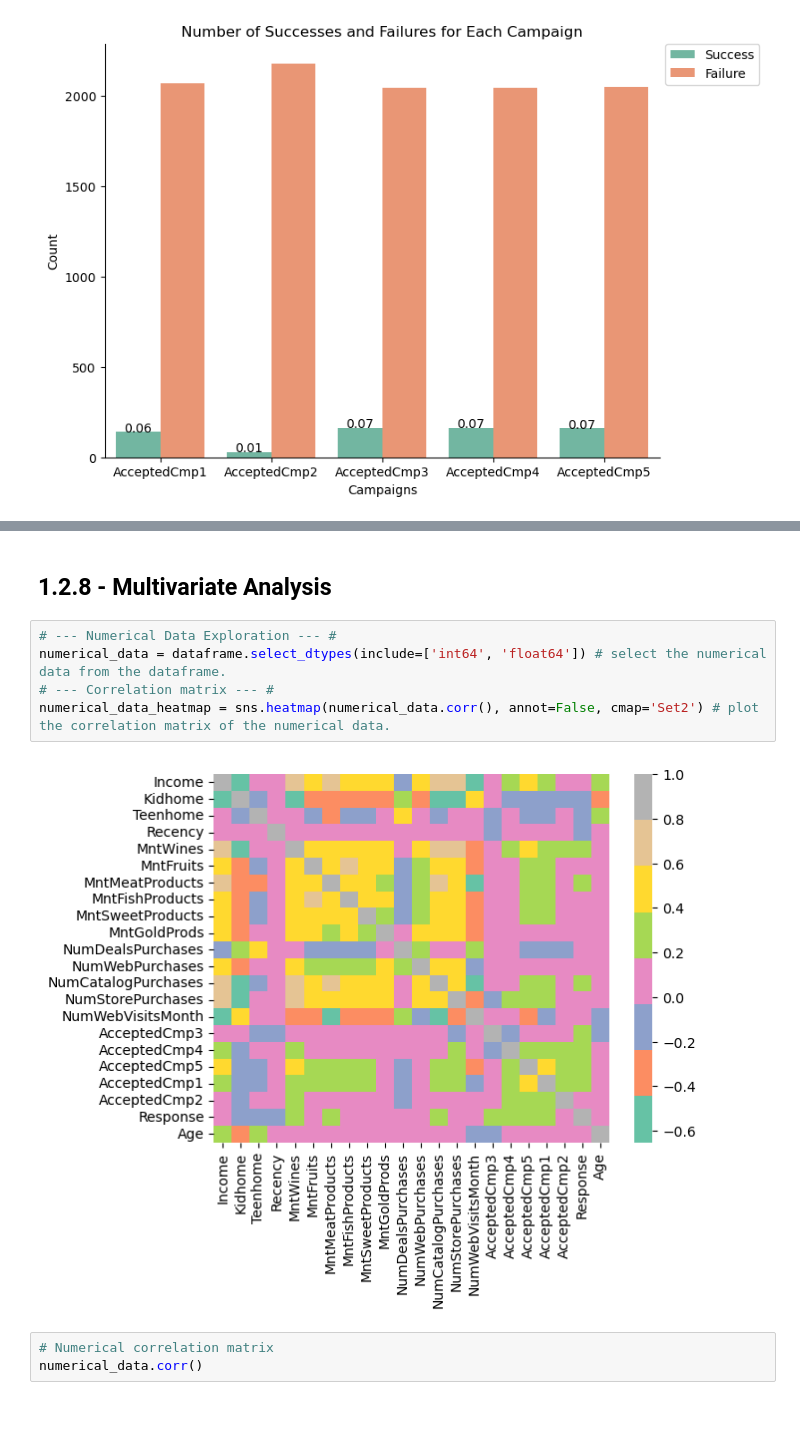
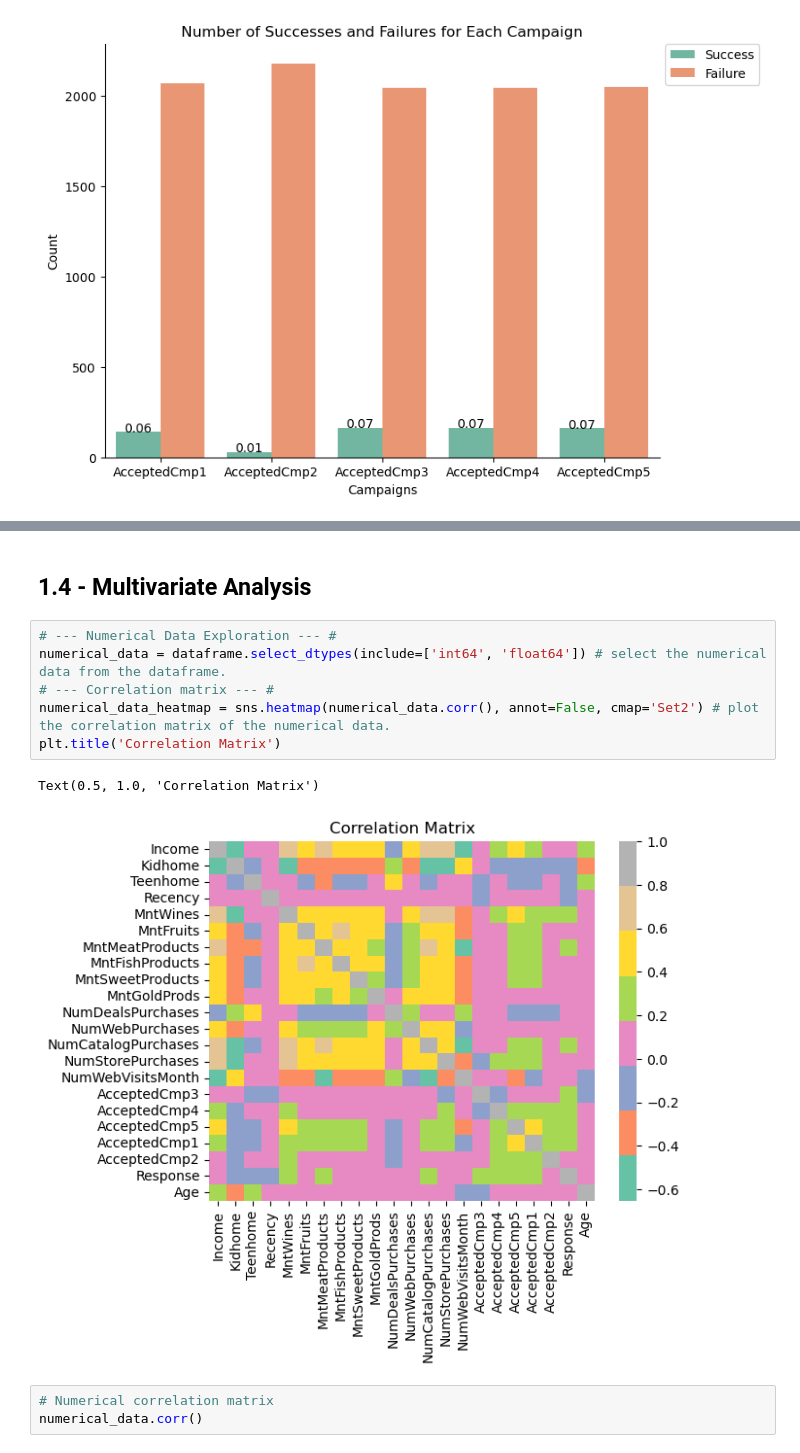
Before and after one commit to bert-bruno/case_miw, a Jupyter notebook: src/eda.ipynb, the cells around one changed output, grey strips where cells are left out. Saved outputs shown, nothing was run; the diff lists cells and outputs as text; blank space fills up the shorter version.

```diff
--- a/src/eda.ipynb
+++ b/src/eda.ipynb
@@ -642,12 +628,14 @@ dataframe
 # %% [markdown]
-## 1.2.8 - Multivariate Analysis
+## 1.4 - Multivariate Analysis
 # %%
 # --- Numerical Data Exploration --- #
 numerical_data = dataframe.select_dtypes(include=['int64', 'float64']) # select the numerical data from the dataframe.
 # --- Correlation matrix --- #
 numerical_data_heatmap = sns.heatmap(numerical_data.corr(), annot=False, cmap='Set2') # plot the correlation matrix of the numerical data.
+plt.title('Correlation Matrix')
 # %% [output]
+Text(0.5, 1.0, 'Correlation Matrix')
-[figure, old version]
+[figure, new version]
 # %%
 # Numerical correlation matrix
 numerical_data.corr()
```
Also changed, not shown: parts of 18 cells of this notebook.
